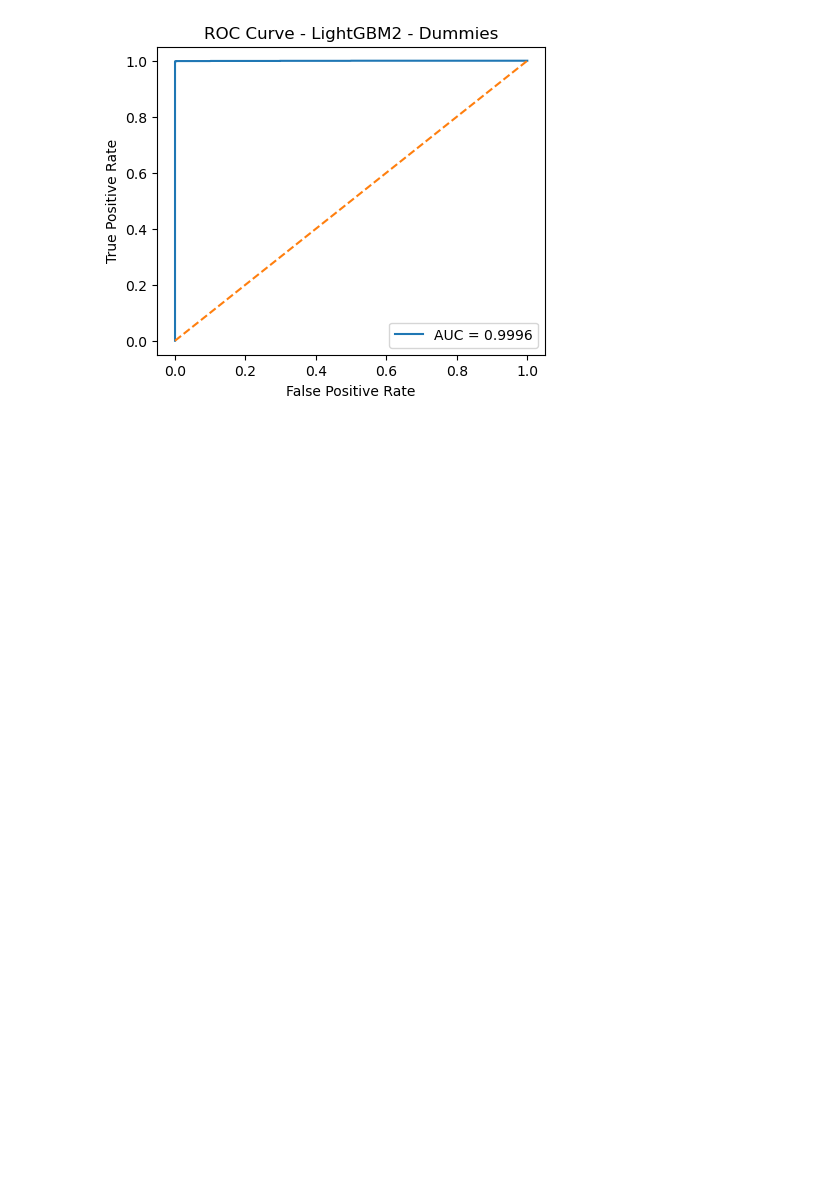
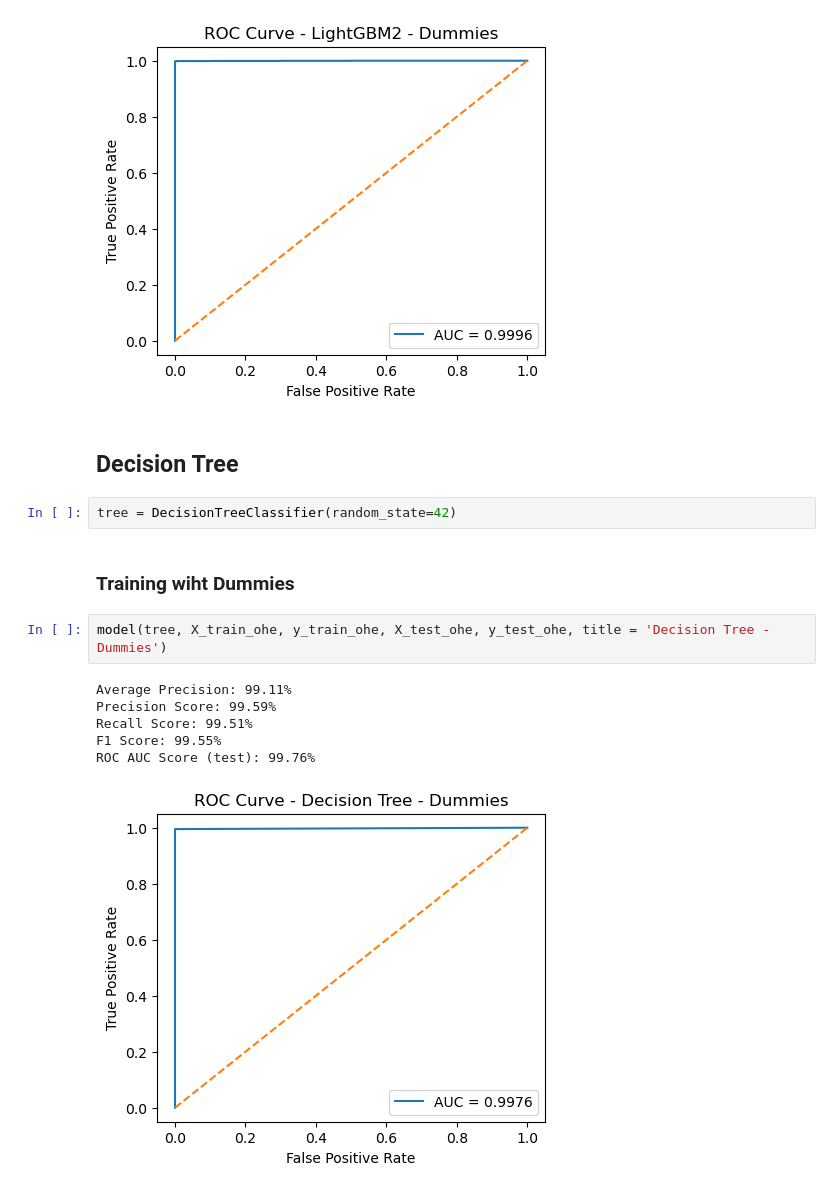
Before and after one commit to AndreNB1702/fraud-classifier, a Jupyter notebook: fraud-classifier.ipynb, the cells around one changed output. Cells and saved outputs as stored; diff of their text form; blank space fills up the shorter version.

Commit message:
Decision Tree

```diff
--- a/fraud-classifier.ipynb
+++ b/fraud-classifier.ipynb
@@ -539,3 +539,18 @@ Recall Score: 99.63%
 F1 Score: 99.31%
 ROC AUC Score (test): 99.96%
 [figure]
+# %% [markdown]
+## Decision Tree
+# %%
+tree = DecisionTreeClassifier(random_state=42)
+# %% [markdown]
+### Training wiht Dummies
+# %%
+model(tree, X_train_ohe, y_train_ohe, X_test_ohe, y_test_ohe, title = 'Decision Tree - Dummies')
+# %% [output]
+Average Precision: 99.11%
+Precision Score: 99.59%
+Recall Score: 99.51%
+F1 Score: 99.55%
+ROC AUC Score (test): 99.76%
+[figure, added]
```
Also changed, not shown: parts of 2 cells of this notebook.
